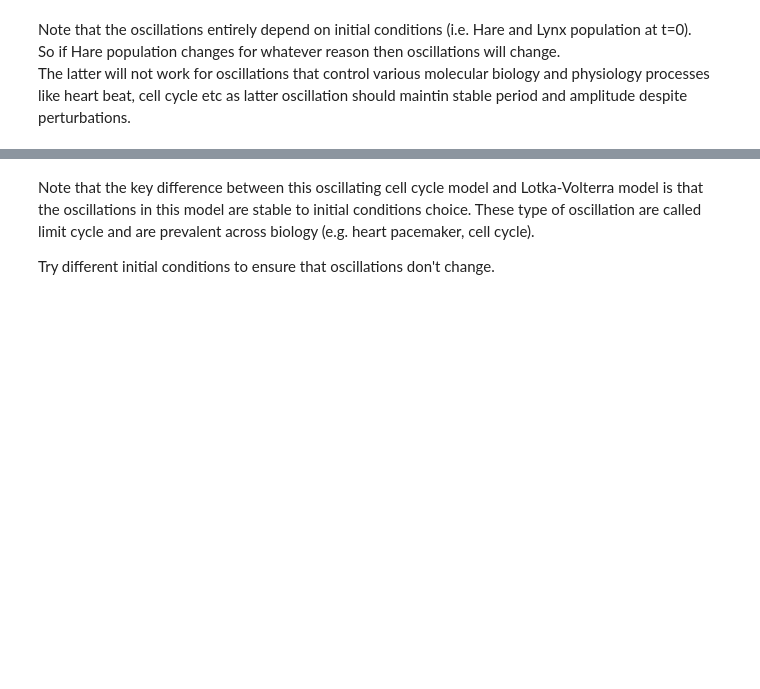
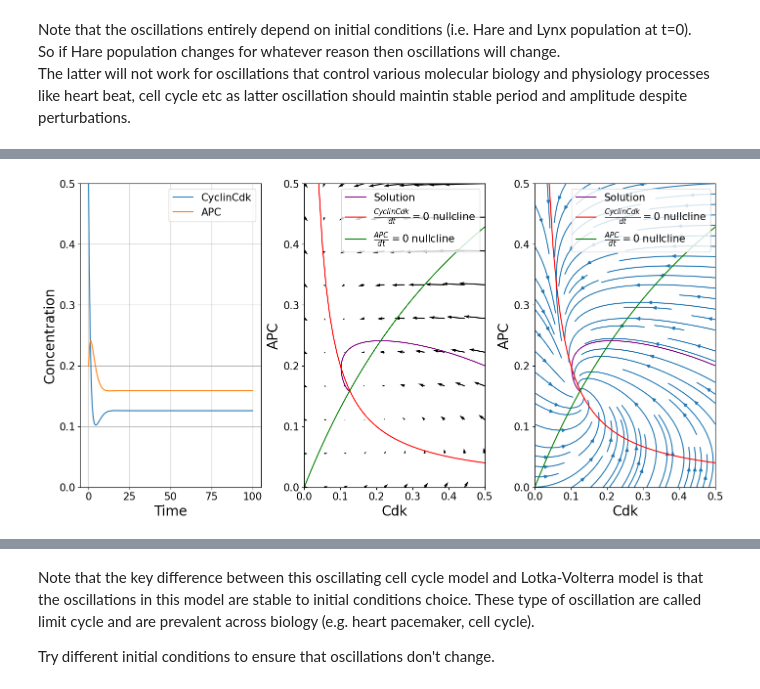
Before and after one commit to IB120-201-CCB210/Spring2025, a Jupyter notebook: Titov_Jupyter_Notebooks/Lecture_8_CellCycle_Model.ipynb, the cells around one changed output, grey strips where cells are left out. Saved outputs shown, nothing was run; the diff lists cells and outputs as text; code cells hidden in the pictures; blank space fills up the shorter version.

```diff
--- a/Titov_Jupyter_Notebooks/Lecture_8_CellCycle_Model.ipynb
+++ b/Titov_Jupyter_Notebooks/Lecture_8_CellCycle_Model.ipynb
@@ -134,2 +133,83 @@ $\frac{dCyclinCdk}{dt}=k_1  + k_2 \cdot \frac{CyclinCdk}{1+CyclinCdk} - k_3 \cdo
 
 $\frac{dAPC}{dt}=k_4 \cdot CyclinCdk \cdot (1-APC) - k_5 \cdot APC$
+# %%
+k1 = 0.08
+k3 = 4
+k4 = 0.3
+k5 = 0.2
+n = 1
+
+# Initialize multipanel figure that will contain all the plots
+fig, axs = plt.subplots(
+    nrows=1, ncols=3, figsize=(14, 7), dpi=100, constrained_layout=True
+)
+
+# Solve and plot ODE use solve_ivp()
+def CellCycle(t, y):
+    Cdk, APC = y
+    dCdkdt = k1 - k3 * Cdk * APC
+    dAPCdt = k4 * (1 - APC) * Cdk - k5 * APC
+    return [dCdkdt, dAPCdt]
+
+
+initial_condition = [0.5, 0.2]
+tspan = [0, 100]
+
+soln = solve_ivp(
+    CellCycle,
+    tspan,
+    initial_condition,
+    t_eval=np.linspace(tspan[0], tspan[1], 1000),
+    method="DOP853",
+    rtol=1e-6,
+    atol=1e-12,
+)
+
+axs[0].plot(soln.t, soln.y[0], label="CyclinCdk")
+axs[0].plot(soln.t, soln.y[1], label="APC")
+
+
+# Plot phase portrait
+APC, Cdk = np.mgrid[0:0.5:10j, 0:0.5:10j]
+
+dCdkdt = k1 - k3 * Cdk * APC
+dAPCdt = k4 * (1 - APC) * Cdk - k5 * APC
+
+axs[1].quiver(Cdk, APC, dCdkdt, dAPCdt)
+axs[2].streamplot(Cdk, APC, dCdkdt, dAPCdt)
+
+
+# Various plotting options for plot 1 only.
+axs[0].set_xlabel("Time", fontsize=20)
+axs[0].set_ylabel("Concentration", fontsize=20)
+axs[0].set_ylim(0, 0.5)
+# Various plotting options for plots 2 and 3.
+for ax in axs[1:3]:
+    ax.grid(which="major", axis="both")
+    ax.set_xlabel("Cdk", fontsize=20)
+    ax.set_ylabel("APC", fontsize=20)
+    ax.plot(soln.y[0], soln.y[1], color="purple", label="Solution")
+    Cdk_range = np.linspace(1e-6, 1, 100)
+    ax.plot(
+        Cdk_range,
+        k1 / (Cdk_range * k3),
+        color="r",
+        label=r"$\frac{CyclinCdk}{dt}=0$ nullcline",
+    )
+    ax.plot(
+        Cdk_range,
+        Cdk_range * k4 / (Cdk_range * k4 + k5),
+        color="g",
+        label=r"$\frac{APC}{dt}=0$ nullcline",
+    )
+
+# Various plotting options shares among all plots
+for ax in axs:
+    ax.tick_params(labelsize=15)
+    ax.grid(which="major", axis="both")
+    ax.legend(loc="upper right", fontsize=15)
+for ax in axs[1:3]:
+    ax.set_xlim(0, 0.5)
+    ax.set_ylim(0, 0.5)
+# %% [output]
+[figure, added]
```
Also changed, not shown: parts of 9 cells of this notebook.
